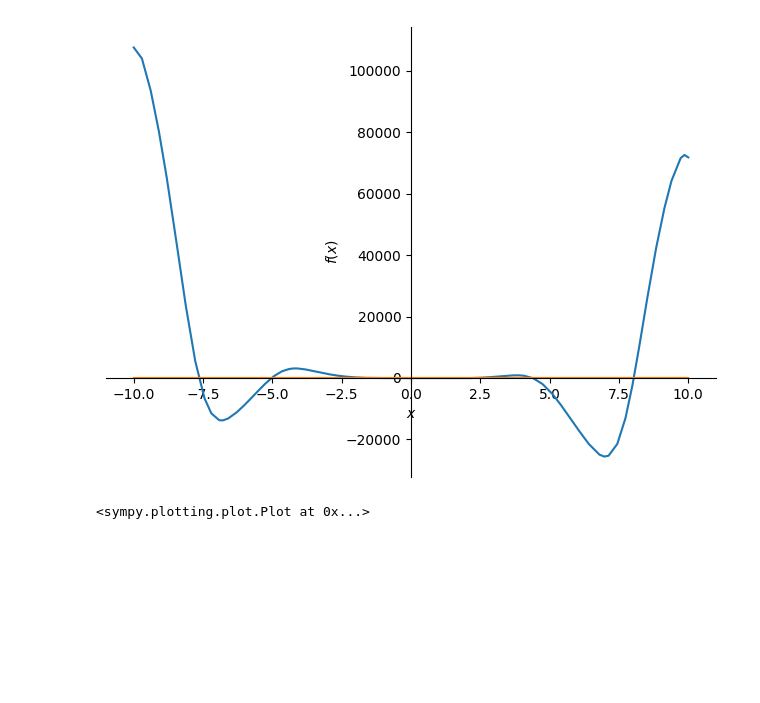
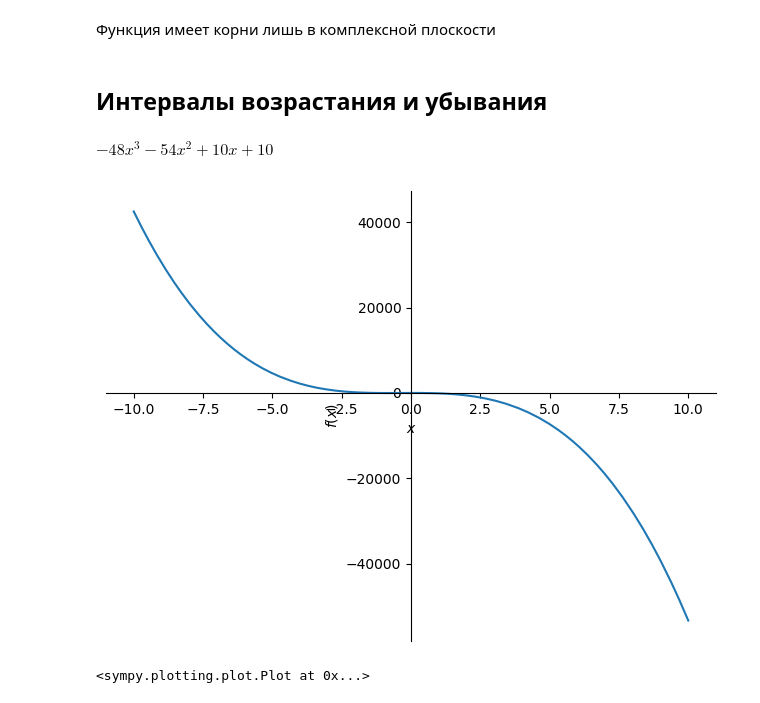
Before and after one commit to TooRich13/GEEKBRAINS_Projects, a Jupyter notebook: Знакомство с Python/Lesson_11/main.ipynb, the cells around one changed output. Cells and saved outputs as stored; diff of their text form; code cells hidden in the pictures; blank space fills up the shorter version.

```diff
--- a/Знакомство с Python/Lesson_11/main.ipynb
+++ b/Знакомство с Python/Lesson_11/main.ipynb
@@ -29,5 +50,15 @@ plot(d_f,x)
-# %%
-plot(f,x) # Построить график
-# %% [output]
-[figure, removed]
-<sympy.plotting.plot.Plot at 0x...>
+# %% [markdown]
+Функция имеет корни лишь в комплексной плоскости
+# %% [markdown]
+## Интервалы возрастания и убывания ##
+# %%
+# Для этого нужно взять производную f'(x)
+d_f = f.diff(x)
+d_f
+# %% [output]
+$\displaystyle - 48 x^{3} - 54 x^{2} + 10 x + 10$
+# %%
+plot(d_f)
+# %% [output]
+[figure, added]
+<sympy.plotting.plot.Plot at 0x...>
```
Also changed, not shown: parts of 21 cells of this notebook.
